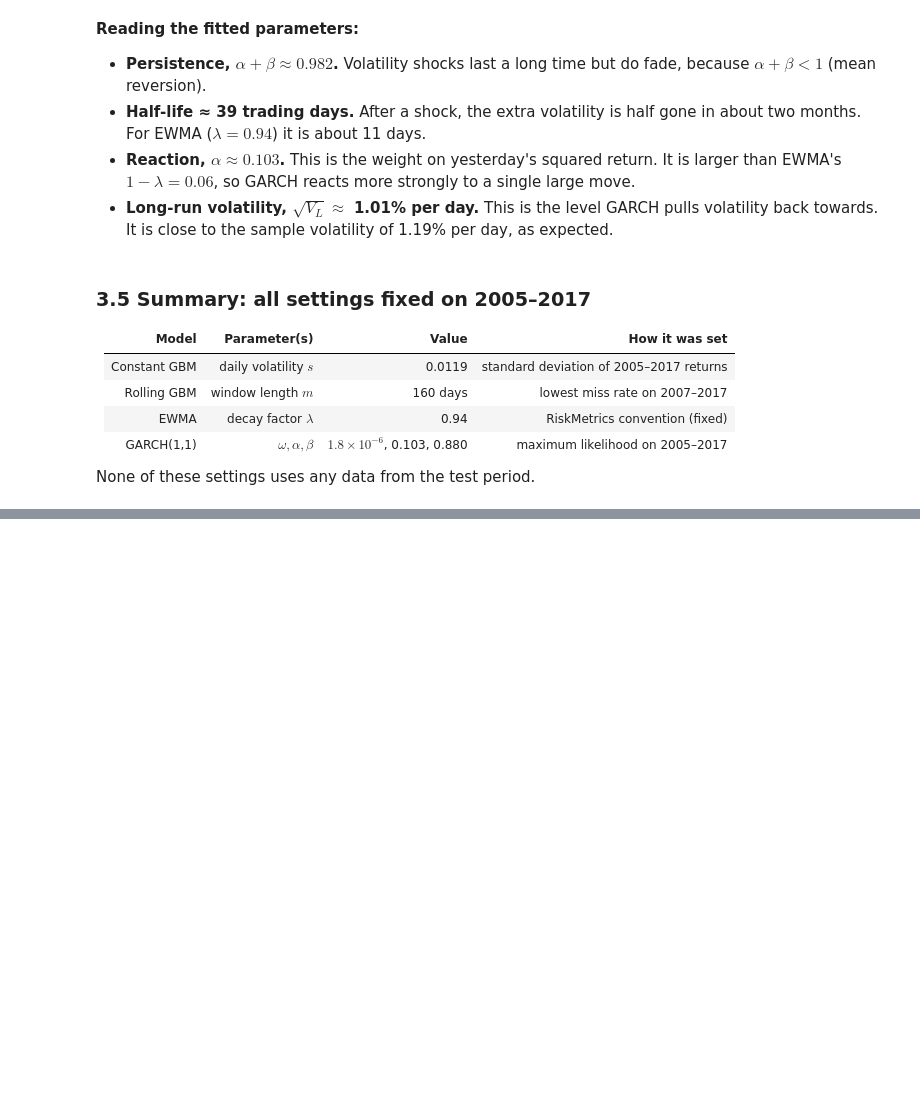
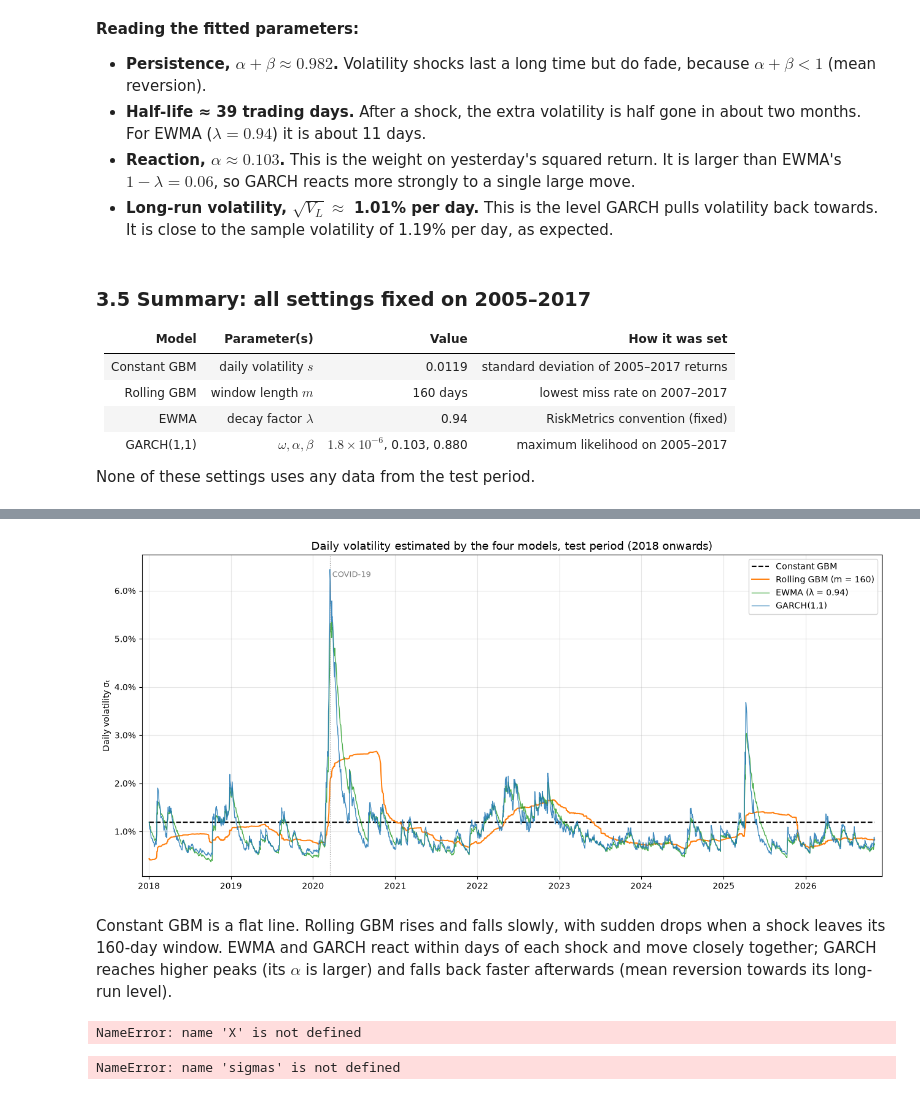
Before and after one commit to Harry140896/Volatility-band-width, a Jupyter notebook: volatility_band_width.ipynb, the cells around one changed output, grey strips where cells are left out. Saved outputs shown, nothing was run; the diff lists cells and outputs as text; code cells hidden in the pictures; blank space fills up the shorter version.

```diff
--- a/volatility_band_width.ipynb
+++ b/volatility_band_width.ipynb
@@ -378,0 +384,65 @@ None of these settings uses any data from the test period.
+# %%
+fig, ax = plt.subplots(figsize=(13, 6))
+
+ax.plot(const_gbm(fit_log_returns, test_log_returns),
+        color='black', lw=1.5, ls='--', label='Constant GBM')
+ax.plot(rolling_gbm(fit_log_returns, test_log_returns, 160),
+        color='tab:orange', lw=1.4, label='Rolling GBM (m = 160)')
+ax.plot(ewma(fit_log_returns, test_log_returns),
+        color='tab:green', lw=1.0, alpha=0.85, label='EWMA (λ = 0.94)')
+ax.plot(garch_sigma(fit_log_returns, test_log_returns, omega, alpha, beta),
+        color='tab:blue', lw=1.0, alpha=0.85, label='GARCH(1,1)')
+
+# mark the main shocks in the test period
+for date, label in [("2020-03-16", "COVID-19")]:
+    ax.axvline(pd.Timestamp(date), color='grey', lw=0.8, ls=':')
+    ax.text(pd.Timestamp(date), ax.get_ylim()[1] * 0.95, f" {label}",
+            color='grey', fontsize=9, va='top')
+
+ax.set_title("Daily volatility estimated by the four models, test period (2018 onwards)", fontsize=13)
+ax.set_ylabel("Daily volatility σₜ")
+ax.yaxis.set_major_formatter(PercentFormatter(1.0))   # 0.02 shown as 2%
+ax.grid(alpha=0.3)
+ax.legend(loc='upper right')
+ax.margins(x=0.01)
+
+plt.tight_layout()
+plt.show()
+# %% [output]
+[figure, added]
+# %% [markdown]
+Constant GBM is a flat line. Rolling GBM rises and falls slowly, with sudden drops when a shock leaves its 160-day window. EWMA and GARCH react within days of each shock and move closely together; GARCH reaches higher peaks (its $\alpha$ is larger) and falls back faster afterwards (mean reversion towards its long-run level).
+# %%
+sigmas={}
+sigmas["Constant GBM"] = const_gbm(fit_log_returns,test_log_returns)
+sigmas[f"Rolling GBM with m ={m}"] = rolling_gbm(fit_log_returns,test_log_returns,m)
+sigmas["EWMA with λ = 0.94"] = ewma(fit_log_returns,test_log_returns)
+sigmas["GARCH(1,1)"] = garch_sigma(fit_log_returns,test_log_returns,*X)
+# %% [output]
+NameError: name 'X' is not defined
+# %%
+colours = ['black', 'tab:orange', 'tab:green', 'tab:blue']   # same colours as the volatility plot
+
+hits=[]
+fig, axes = plt.subplots(len(sigmas), 1, figsize=(14, 11), sharex=True, sharey=True)
+for ax,(name,sigma),colour in zip(axes,sigmas.items(),colours):
+    lower,upper = sigma_to_band(sigma)
+    miss=test_log_returns.abs()>upper
+
+    hits.append(miss)
+
+    # shaded band, returns, and misses
+    ax.fill_between(upper.index, lower.values, upper.values, color=colour, alpha=0.15, label='95% band')
+    ax.plot(test_log_returns.index, test_log_returns.values, lw=0.5, color='grey', label='Daily log return')
+    ax.scatter(test_log_returns.index[miss], test_log_returns[miss], color='red', s=9, zorder=3, label='Miss')
+
+    ax.set_title(f"{name}: {miss.mean():.1%} of days missed (expected 5%)", loc='left', fontsize=11)
+    ax.yaxis.set_major_formatter(PercentFormatter(1.0))
+    ax.grid(alpha=0.3)
+
+axes[0].legend(loc='lower left', frameon=False, ncol=3)
+fig.supylabel("Daily log return")
+fig.suptitle("95% bands and misses for the four models, test period (2018 onwards)", fontsize=13)
+plt.tight
+# %% [output]
+NameError: name 'sigmas' is not defined
```
Also changed, not shown: parts of 3 cells of this notebook.
